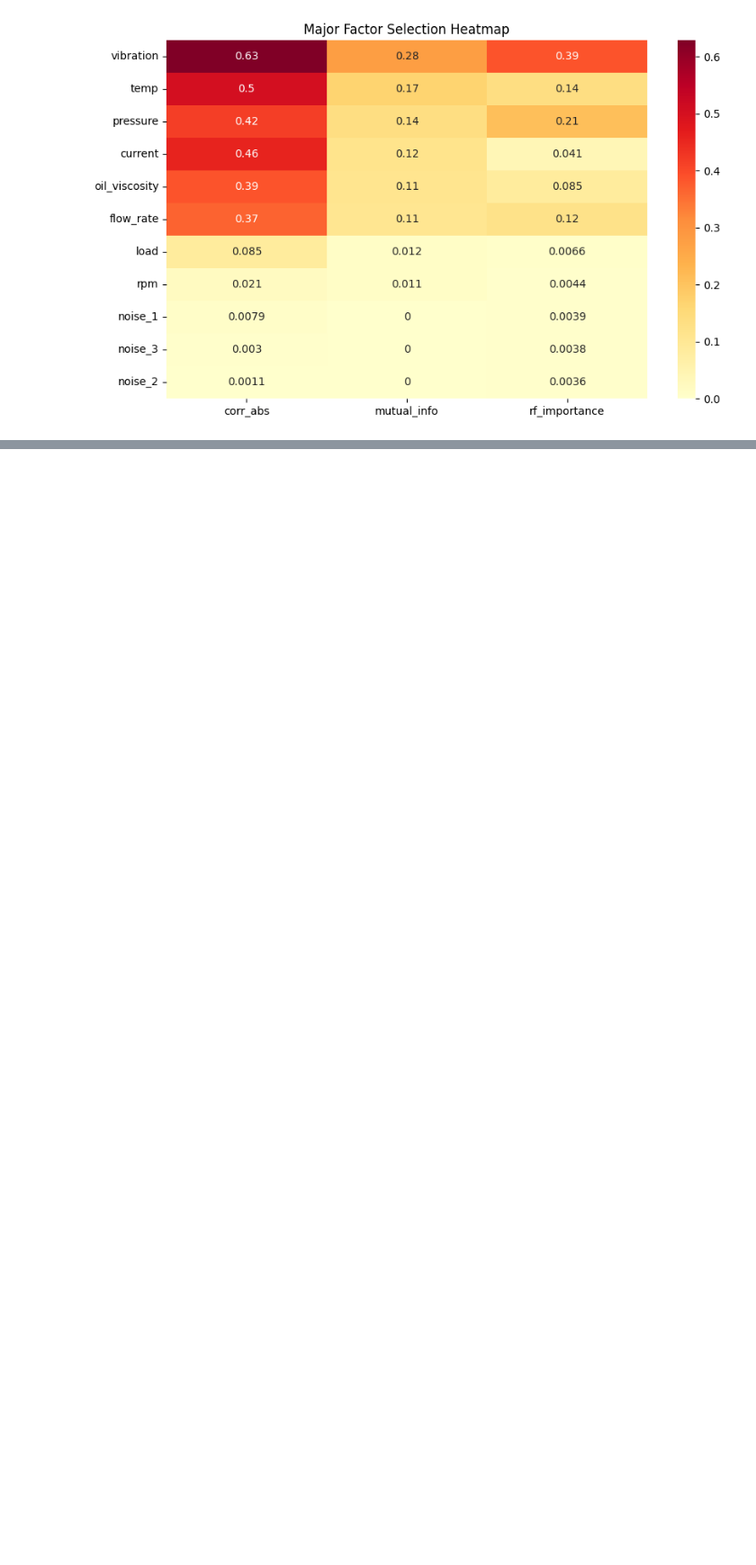
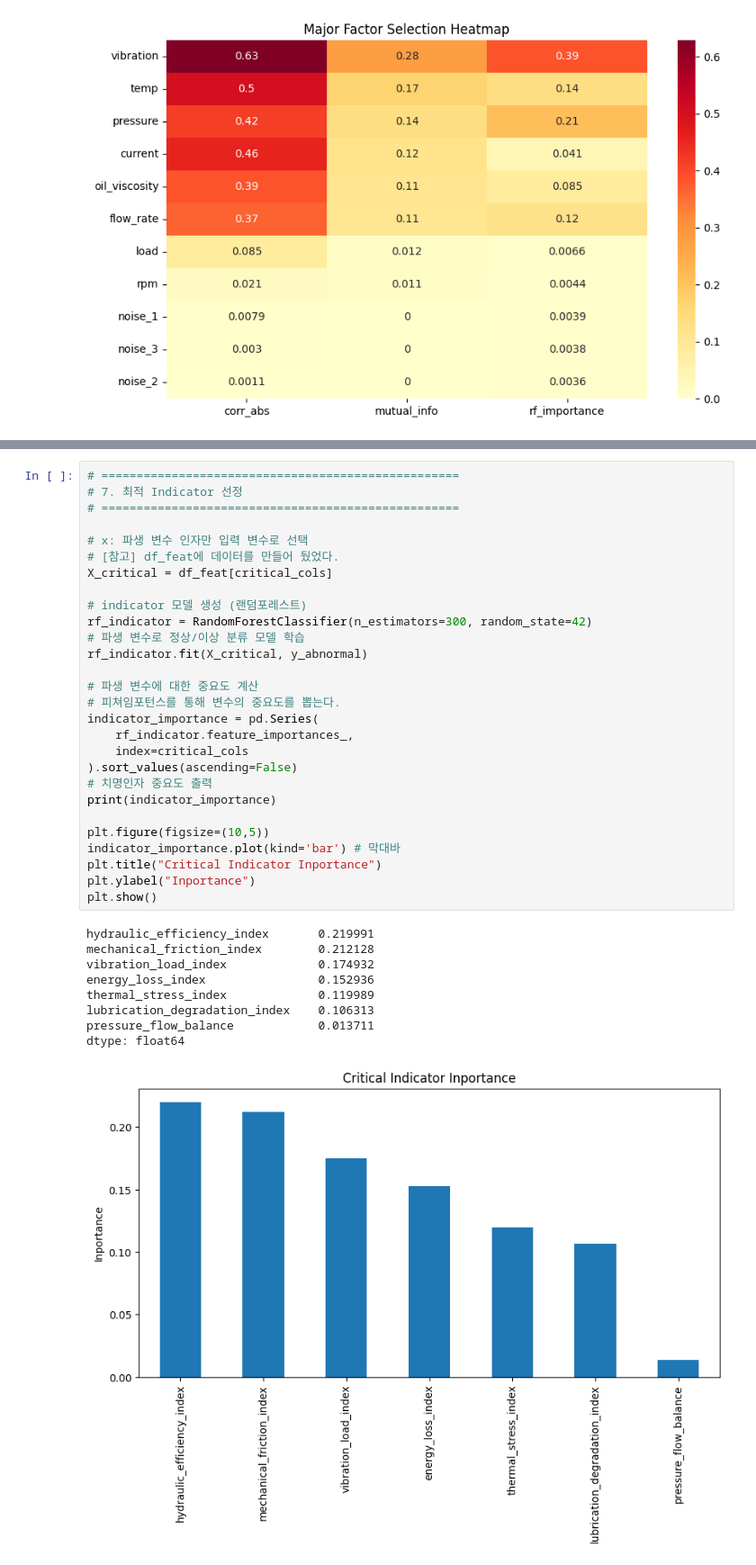
Before and after one commit to efforthye/human-ai, a Jupyter notebook: workspace/8-01) 머신러닝 응용실습_1.ipynb, the cells around one changed output, grey strips where cells are left out. Shown at 90% size. Drawn from its saved outputs; the diff is of its cells as text; blank space fills up the shorter version.

```diff
--- a/workspace/8-01) 머신러닝 응용실습_1.ipynb
+++ b/workspace/8-01) 머신러닝 응용실습_1.ipynb
@@ -268,0 +292,38 @@ df
+# %%
+# ===================================================
+# 7. 최적 Indicator 선정
+# ===================================================
+
+# x: 파생 변수 인자만 입력 변수로 선택
+# [참고] df_feat에 데이터를 만들어 뒀었다.
+X_critical = df_feat[critical_cols]
+
+# indicator 모델 생성 (랜덤포레스트)
+rf_indicator = RandomForestClassifier(n_estimators=300, random_state=42)
+# 파생 변수로 정상/이상 분류 모델 학습
+rf_indicator.fit(X_critical, y_abnormal)
+
+# 파생 변수에 대한 중요도 계산
+# 피쳐임포턴스를 통해 변수의 중요도를 뽑는다.
+indicator_importance = pd.Series(
+    rf_indicator.feature_importances_,
+    index=critical_cols
+).sort_values(ascending=False)
+# 치명인자 중요도 출력
+print(indicator_importance)
+
+plt.figure(figsize=(10,5))
+indicator_importance.plot(kind='bar') # 막대바
+plt.title("Critical Indicator Inportance")
+plt.ylabel("Inportance")
+plt.show()
+# %% [output]
+hydraulic_efficiency_index       0.219991
+mechanical_friction_index        0.212128
+vibration_load_index             0.174932
+energy_loss_index                0.152936
+thermal_stress_index             0.119989
+lubrication_degradation_index    0.106313
+pressure_flow_balance            0.013711
+dtype: float64
+[figure, added]
```
Also changed, not shown: parts of 4 cells of this notebook, 6 other files.
